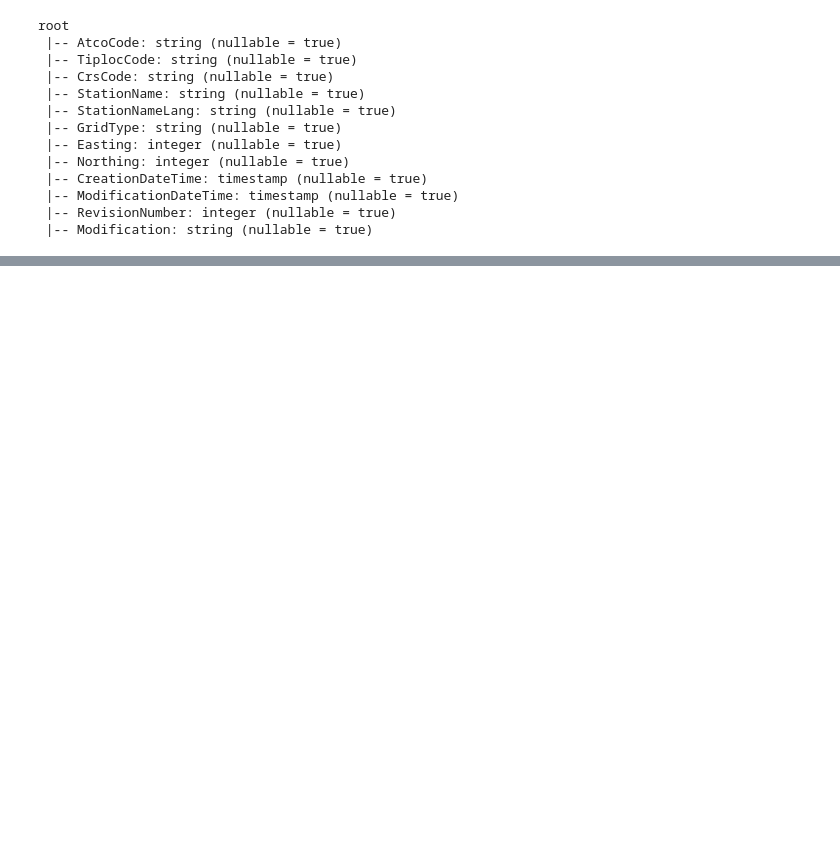
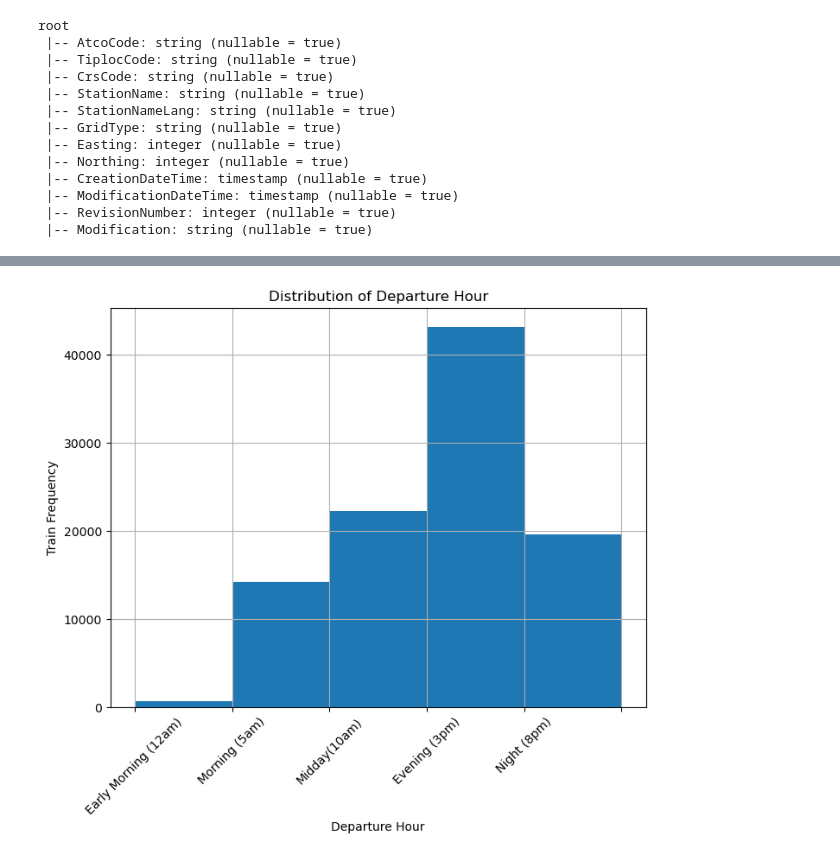
Before and after one commit to RSample12/Rail-Data-Final-Project, a Jupyter notebook: spark/jovyan/jovyan/rail_data_eda.ipynb, the cells around one changed output, grey strips where cells are left out. Drawn from its saved outputs; the diff is of its cells as text; code cells hidden in the pictures; blank space fills up the shorter version.

```diff
--- a/spark/jovyan/jovyan/rail_data_eda.ipynb
+++ b/spark/jovyan/jovyan/rail_data_eda.ipynb
@@ -261,0 +281,3 @@ pandas_df = merged_df.toPandas()
+# %%
+# Drop nulls before conversion
+pandas_df = pandas_df.dropna(subset=['Easting', 'Northing'])
@@ -333,0 +398,18 @@ delayed_df.limit(5).show()
+# %%
+# create distributions
+import seaborn as sns
+import matplotlib.pyplot as plt
+
+bins = [0, 5, 10, 15, 20, 25]
+labels = ['Early Morning (12am)', 'Morning (5am)', 'Midday(10am)', 'Evening (3pm)', 'Night (8pm)', ' ']
+
+plt.figure(figsize=(8, 6))
+plt.hist(pandas_df['planned_dep_hour'], bins=bins)
+plt.title('Distribution of Departure Hour')
+plt.xlabel('Departure Hour')
+plt.ylabel('Train Frequency')
+plt.xticks(bins, labels, rotation=45)
+plt.grid()
+plt.show()
+# %% [output]
+[figure, new version]
```
Also changed, not shown: parts of 115 cells of this notebook, 5 other files.
